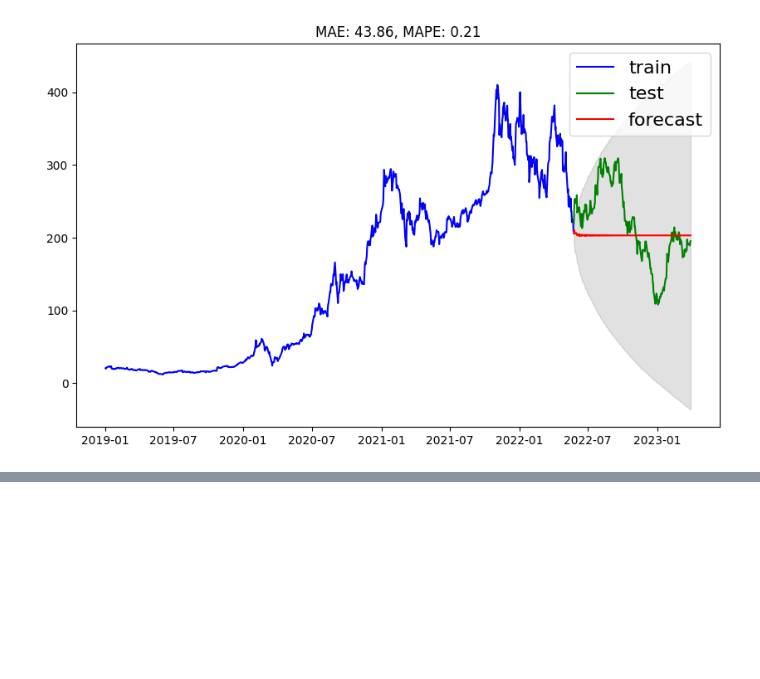
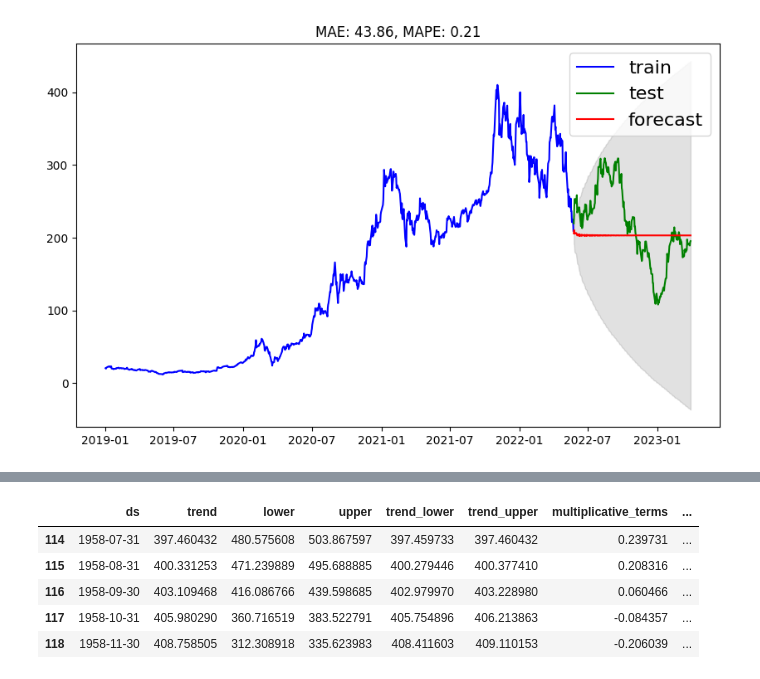
Before and after one commit to dschloe/streamlitbook-saraevan, a Jupyter notebook: ch02/step05_scikit-learn.ipynb, the cells around one changed output, grey strips where cells are left out. Drawn from its saved outputs; the diff is of its cells as text; code cells hidden in the pictures; blank space fills up the shorter version.

```diff
--- a/ch02/step05_scikit-learn.ipynb
+++ b/ch02/step05_scikit-learn.ipynb
@@ -182,0 +230,15 @@ plt.show()
+# %%
+model = Prophet(
+    seasonality_mode="multiplicative",
+    yearly_seasonality=True,
+    weekly_seasonality=False,
+    daily_seasonality=False,
+)
+model.fit(train_pp)
+
+future = model.make_future_dataframe(periods=test_len, freq="M")
+forecast = model.predict(future)
+forecast = forecast.iloc[-test_len:]
+forecast = forecast.rename(columns={"yhat_lower": "lower", "yhat_upper": "upper"})
+forecast.head()
+# %% [output]
@@ -182,0 +247,6 @@ plt.show()
+|  | ds | trend | lower | upper | trend_lower | trend_upper | multiplicative_terms | ... |
+| 114 | 1958-07-31 | 397.460432 | 480.575608 | 503.867597 | 397.459733 | 397.460432 | 0.239731 | ... |
+| 115 | 1958-08-31 | 400.331253 | 471.239889 | 495.688885 | 400.279446 | 400.377410 | 0.208316 | ... |
+| 116 | 1958-09-30 | 403.109468 | 416.086766 | 439.598685 | 402.979970 | 403.228980 | 0.060466 | ... |
+| 117 | 1958-10-31 | 405.980290 | 360.716519 | 383.522791 | 405.754896 | 406.213863 | -0.084357 | ... |
+| 118 | 1958-11-30 | 408.758505 | 312.308918 | 335.623983 | 408.411603 | 409.110153 | -0.206039 | ... |
```
Also changed, not shown: parts of 12 cells of this notebook, 3 other files.
